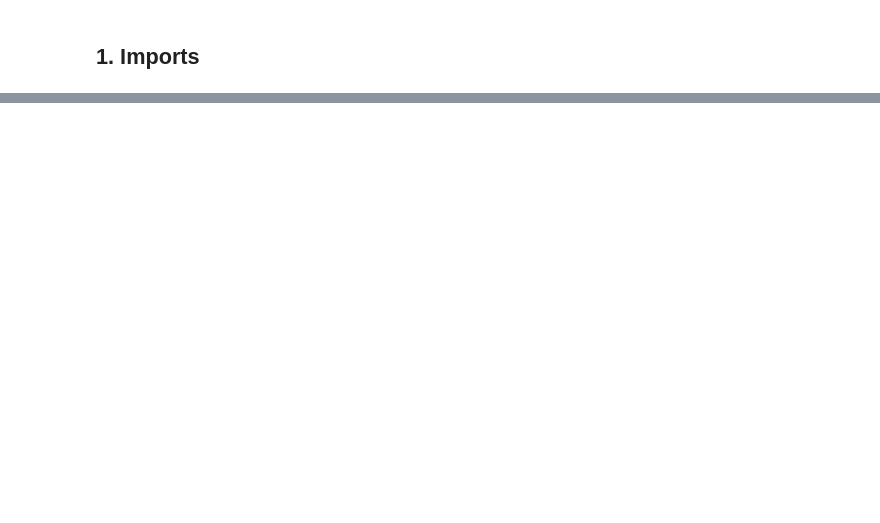
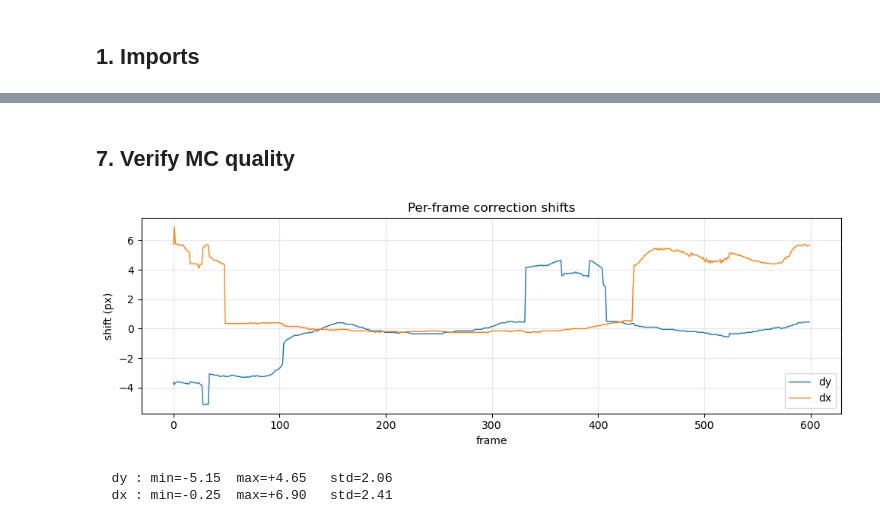
Before and after one commit to FlorianNeurosci/miniCNMFe, a Jupyter notebook: demo_notebooks/01_load_and_motion_correct.ipynb, the cells around one changed output, grey strips where cells are left out. Cells and saved outputs as stored; diff of their text form; code cells hidden in the pictures; blank space fills up the shorter version.

```diff
--- a/demo_notebooks/01_load_and_motion_correct.ipynb
+++ b/demo_notebooks/01_load_and_motion_correct.ipynb
@@ -322,0 +154,15 @@ print(f'         shape={model.shifts.shape}  dtype={model.shifts.dtype}')
+# %%
+params = CNMFeParams(
+    max_shift=(15, 15),          # built-in drift peaks at ~8 px; leave headroom
+    upsample_factor=20,          # sub-pixel registration precision
+    mc_n_iter=2,                 # 2 template-refinement passes
+    mc_gSig_filt=5,              # 1p high-pass sigma (~neuron radius); None for 2p
+    mc_batch_size=200,
+    mc_template_max_frames=2000,
+    mc_output_chunk_t=None,      # None = match source chunks
+    mc_output_dtype="float32",
+    n_jobs=-1,
+)
+
+peak_mb = (params.mc_batch_size + params.mc_template_max_frames) * H * W * 4 / 1e6
+print(f"estimated peak RAM (MC step): ~{peak_mb:.0f} MB")
@@ -322,0 +207,22 @@ print(f'         shape={model.shifts.shape}  dtype={model.shifts.dtype}')
+# %% [markdown]
+## 7. Verify MC quality
+# %%
+shifts = model.shifts   # (T, 2) — (dy, dx) per frame
+
+fig, ax = plt.subplots(figsize=(10, 3.5))
+ax.plot(shifts[:, 0], label="dy", lw=1)
+ax.plot(shifts[:, 1], label="dx", lw=1)
+ax.set_xlabel("frame")
+ax.set_ylabel("shift (px)")
+ax.set_title("Per-frame correction shifts")
+ax.legend()
+ax.grid(alpha=0.3)
+plt.tight_layout()
+plt.show()
+
+print(f"  dy : min={shifts[:, 0].min():+.2f}  max={shifts[:, 0].max():+.2f}   std={shifts[:, 0].std():.2f}")
+print(f"  dx : min={shifts[:, 1].min():+.2f}  max={shifts[:, 1].max():+.2f}   std={shifts[:, 1].std():.2f}")
+# %% [output]
+[figure, added]
+  dy : min=-5.15  max=+4.65   std=2.06
+  dx : min=-0.25  max=+6.90   std=2.41
```
Also changed, not shown: parts of 43 cells of this notebook, 4 other files.
